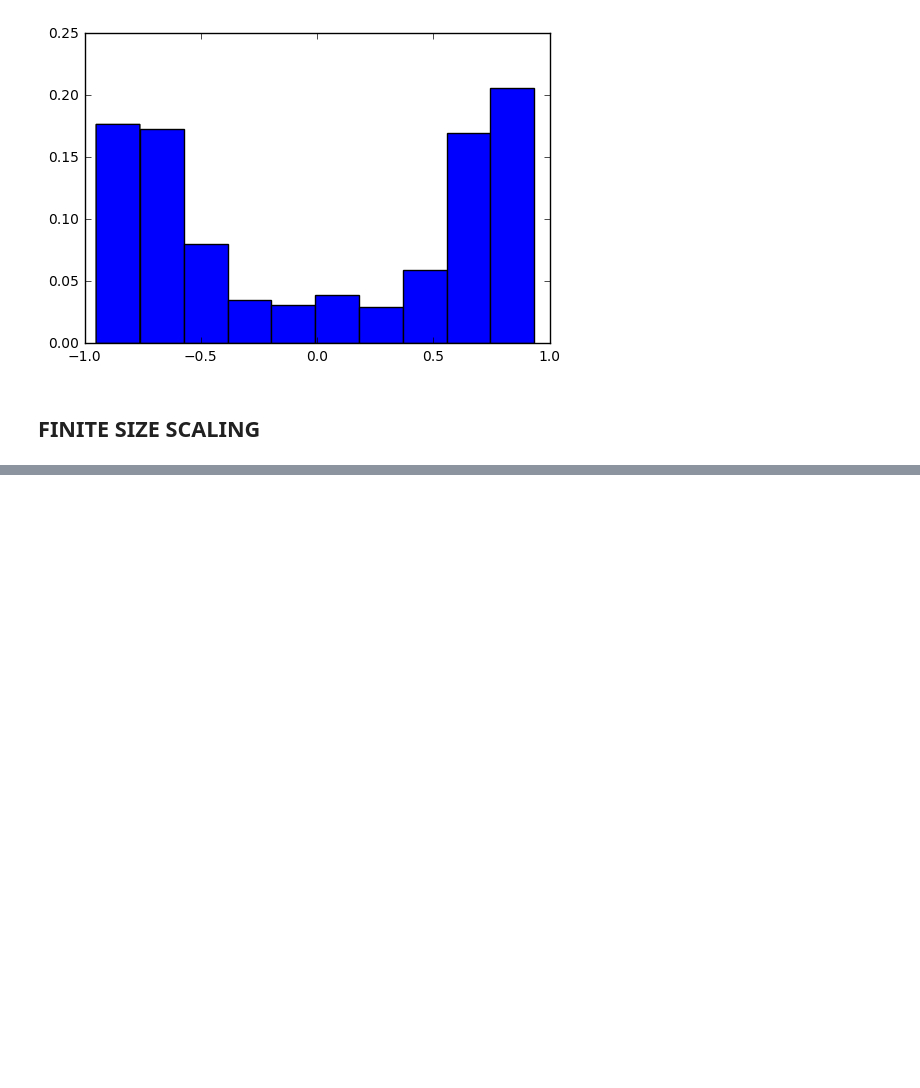
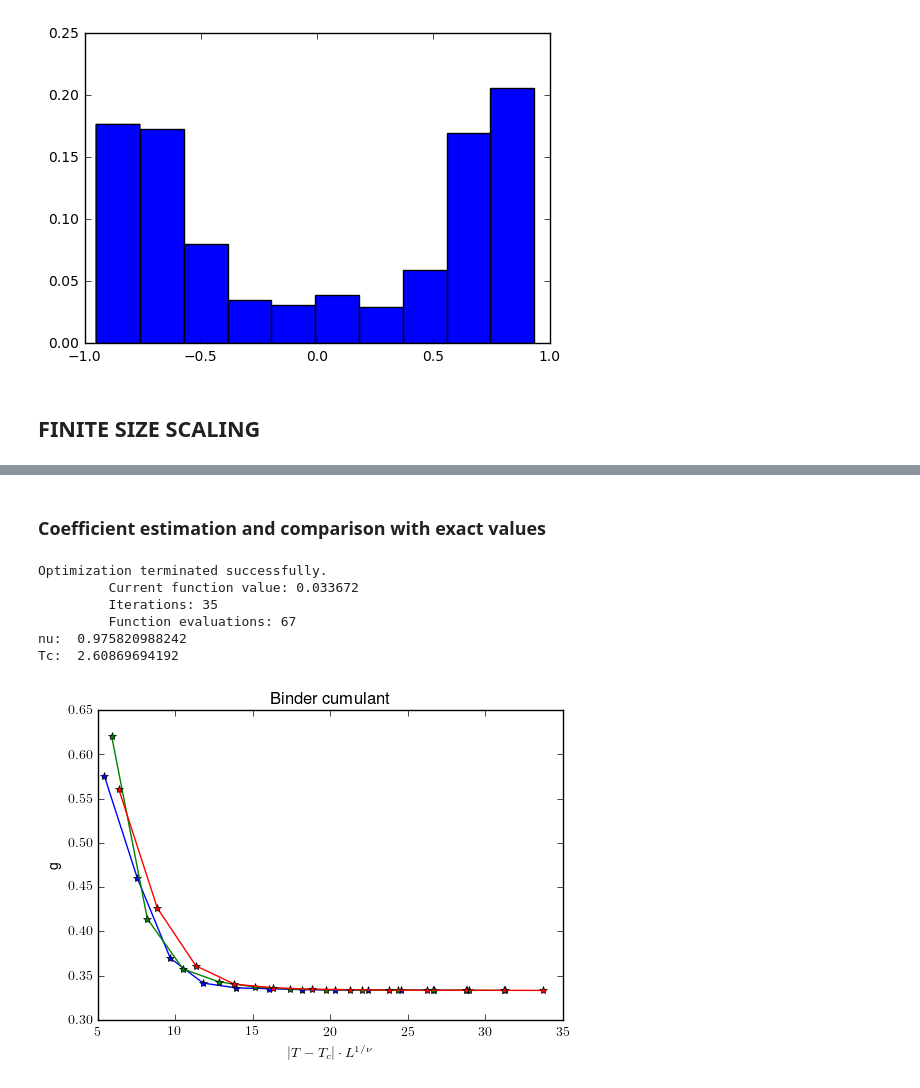
Before and after one commit to DromaninCM/PAS-IPython-notebooks, a Jupyter notebook: homework-4-pas-krzakala.ipynb, the cells around one changed output, grey strips where cells are left out. Cells and saved outputs as stored; diff of their text form; code cells hidden in the pictures; blank space fills up the shorter version.

```diff
--- a/homework-4-pas-krzakala.ipynb
+++ b/homework-4-pas-krzakala.ipynb
@@ -786,8 +834,8 @@ def sff_plot(L, T, D, obs = 'g', vv = 1, TTc = 2.0/(np.log(1+np.sqrt(2))), beta
             plt.ylabel(r"$|m|\cdot L^{\beta/\nu}$")
 # %%
 def SSF(L,T,D,obs='g',vv=1,TTc=2.0/(np.log(1+np.sqrt(2))),beta=1./8.):
-    # This function finds the parameter that minimize the max sup distance between interpolate functions and
-    # plot the result
+    # This function finds the parameter that minimize the max sup
+    # distance between interpolate functions and plot the result
     if obs == 'g':
         def f(x):
             return ERR(L, T, D, vv = x[0], TTc = x[1])
@@ -799,8 +847,8 @@ def SSF(L,T,D,obs='g',vv=1,TTc=2.0/(np.log(1+np.sqrt(2))),beta=1./8.):
 
     elif obs == 'm_abs':
          def f(x):
-            return ERR(L, T, D, vv = x[0], TTc = x[1], beta = x[2])
+            return ERR(L, T, D, obs, vv = x[0], TTc = x[1], beta = x[2])
 
     nu, T_c, b = fmin(f, np.array([0.8 , 1.8 , 1./8.]))
     sff_plot(L, T, D, obs, vv = nu, TTc = T_c, beta = b)
-    return nu, T_c, b #1, 2.26, 1/8
+    return nu, T_c, b #exact values: 1, 2.26, 1/8
@@ -842,0 +888,14 @@ Optimization terminated successfully.
+# %% [markdown]
+###  Coefficient estimation and comparison with exact values
+# %%
+nu, Tc = SSF(L,T,D_g)
+print "nu: ", nu
+print "Tc: ", Tc
+# %% [output]
+Optimization terminated successfully.
+         Current function value: 0.033672
+         Iterations: 35
+         Function evaluations: 67
+nu:  0.975820988242
+Tc:  2.60869694192
+[figure, added]
```
Also changed, not shown: parts of 52 cells of this notebook.
